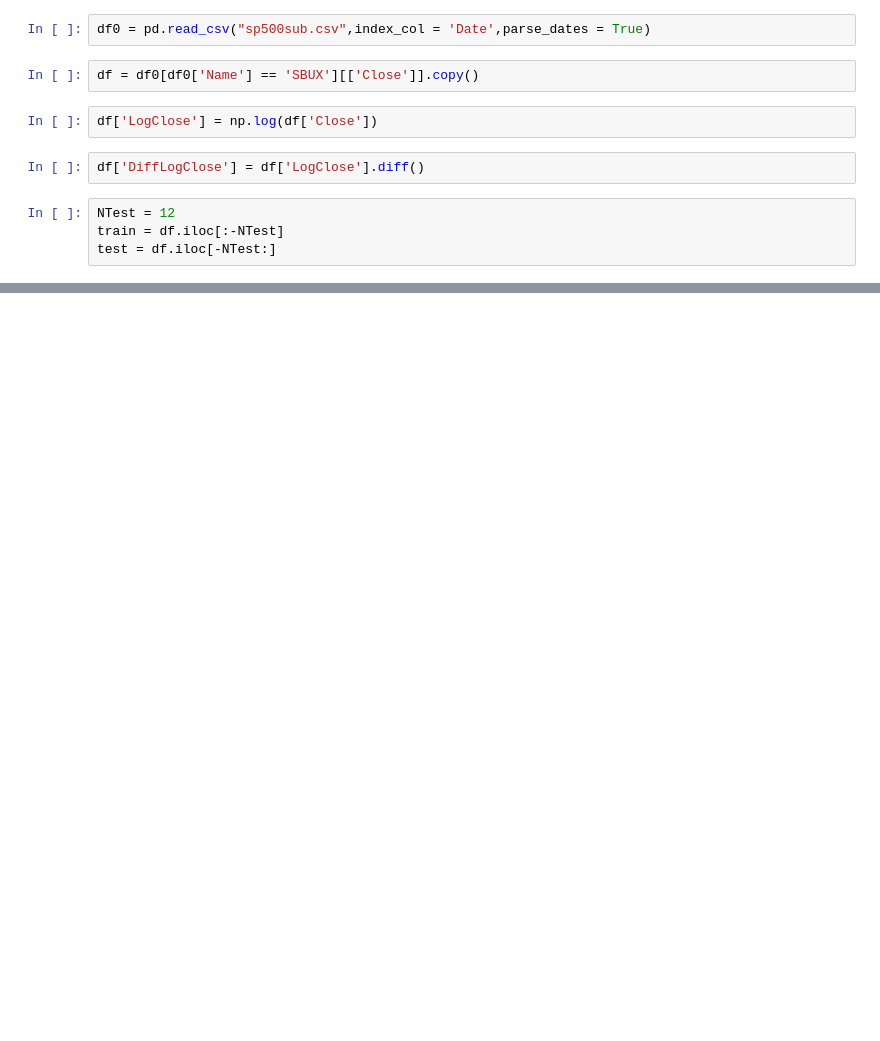
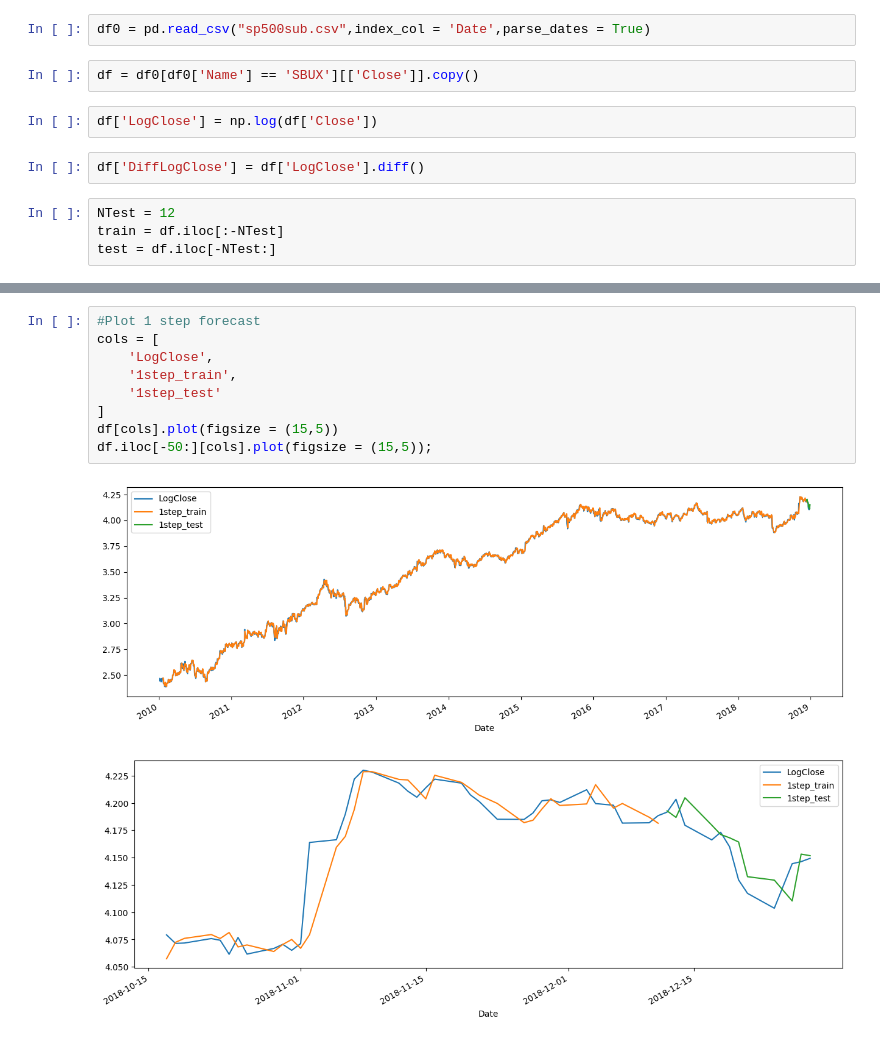
Before and after one commit to yeesem/Time-Series-Data-Analysis, a Jupyter notebook: ANN_Stock.ipynb, the cells around one changed output, grey strips where cells are left out. Cells and saved outputs as stored; diff of their text form; blank space fills up the shorter version.

```diff
--- a/ANN_Stock.ipynb
+++ b/ANN_Stock.ipynb
@@ -32,0 +152,12 @@ test = df.iloc[-NTest:]
+# %%
+#Plot 1 step forecast
+cols = [
+    'LogClose',
+    '1step_train',
+    '1step_test'
+]
+df[cols].plot(figsize = (15,5))
+df.iloc[-50:][cols].plot(figsize = (15,5));
+# %% [output]
+[figure, added]
+[figure, added]
```
Also changed, not shown: parts of 19 cells of this notebook.
